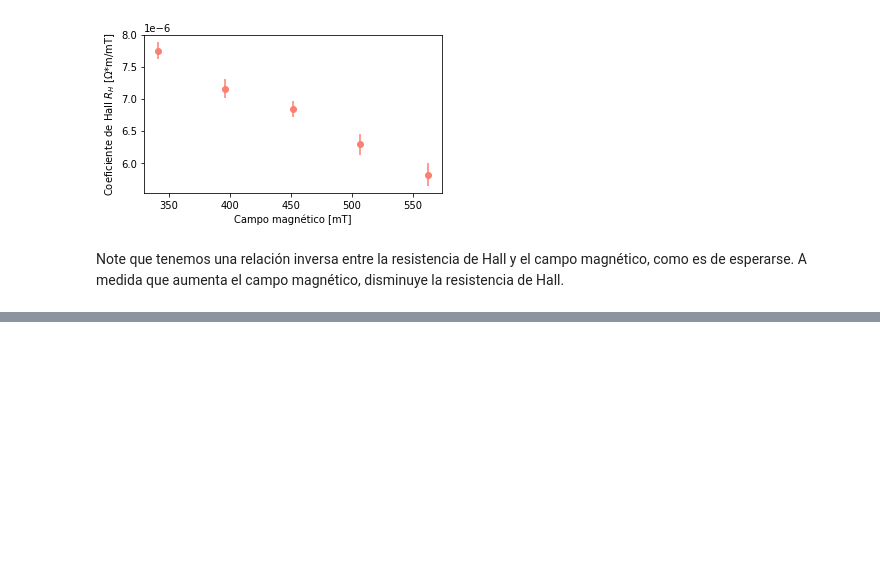
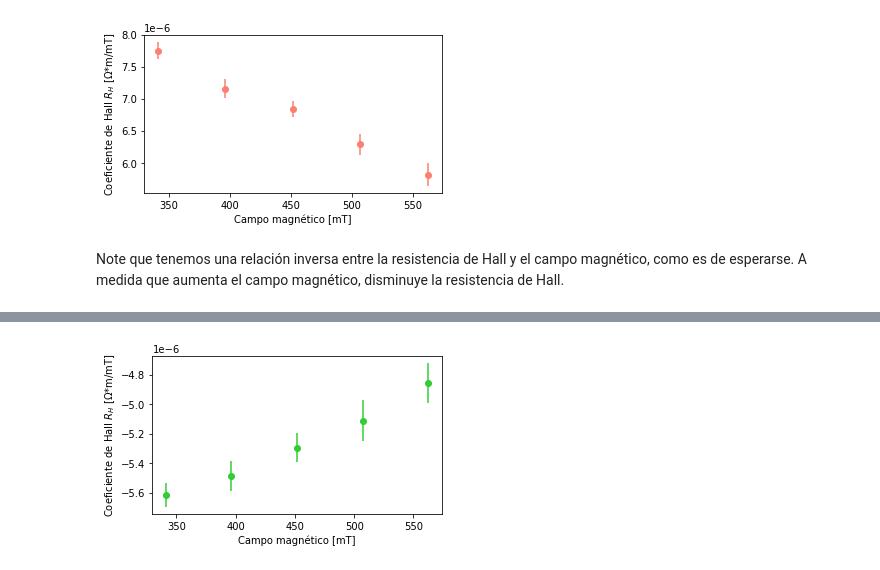
Before and after one commit to sofiaalvarezlopez/Laboratorio-Intermedio, a Jupyter notebook: Efecto Hall/Efecto Hall.ipynb, the cells around one changed output, grey strips where cells are left out. Drawn from its saved outputs; the diff is of its cells as text; code cells hidden in the pictures; blank space fills up the shorter version.

```diff
--- a/Efecto Hall/Efecto Hall.ipynb
+++ b/Efecto Hall/Efecto Hall.ipynb
@@ -134,0 +169,9 @@ Note que tenemos una relación inversa entre la resistencia de Hall y el campo m
+# %%
+# Esto queda en Ohm*m/T
+R_H_150 = R_H(popt_150[0],B_z[0])
+R_H_175 = R_H(popt_175[0],B_z[1])
+R_H_200 = R_H(popt_200[0],B_z[2])
+R_H_225 = R_H(popt_225[0],B_z[3])
+R_H_250 = R_H(popt_250[0],B_z[4])
+R_H_p = [R_H_150, R_H_175, R_H_200, R_H_225, R_H_250]
+incertidumbres = [pcov_150[0,0], pcov_175[0,0], pcov_200[0,0], pcov_225[0,0], pcov_250[0,0]]
@@ -134,0 +182,11 @@ Note que tenemos una relación inversa entre la resistencia de Hall y el campo m
+# %%
+fig, ax = plt.subplots(figsize=(5,5/1.61616))
+plt.scatter(B_z, R_H_p, color='limegreen')
+plt.xlabel('Campo magnético [mT]')
+plt.ylabel('Coeficiente de Hall $R_H$ [$\Omega$*m/mT]')
+for i in range(len(R_H_p)):
+    plt.errorbar(B_z[i], R_H_p[i], yerr=np.sqrt(incertidumbres[i]*10**(-10)), c='limegreen')
+plt.tight_layout()
+plt.savefig('Hall_coeff_tarjeta_n.pdf')
+# %% [output]
+[figure, added]
```
Also changed, not shown: parts of 7 cells of this notebook, 5 other files.
